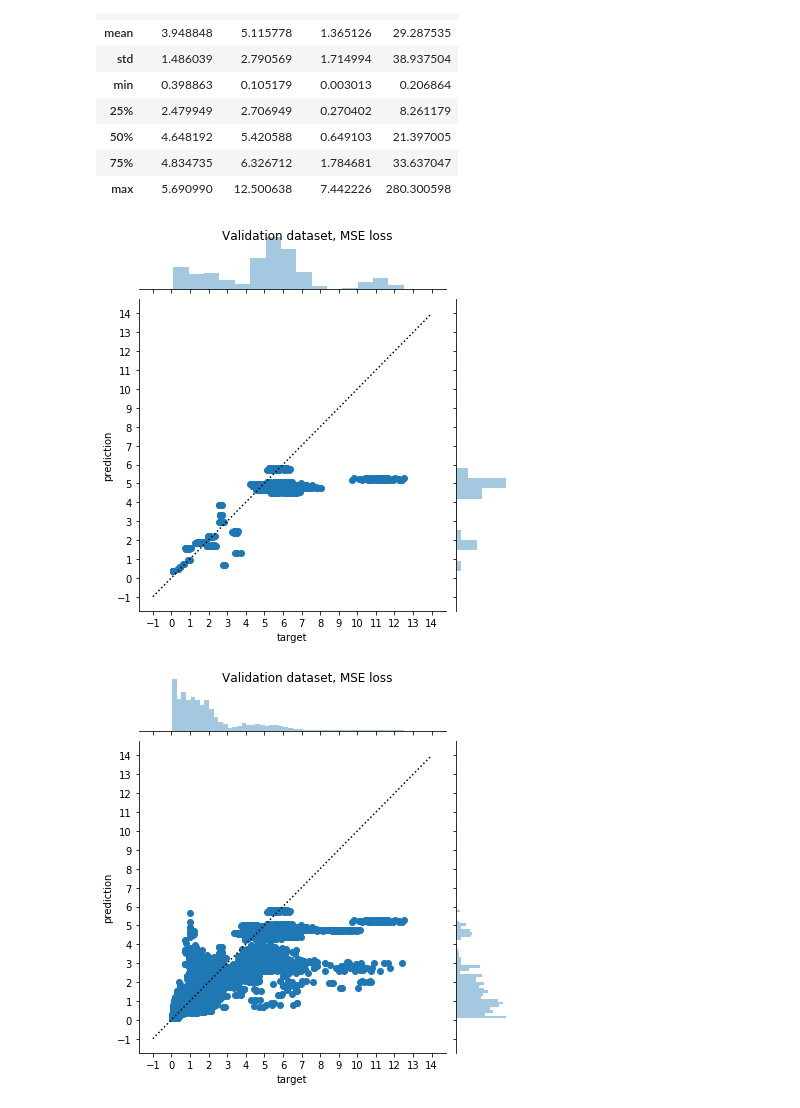
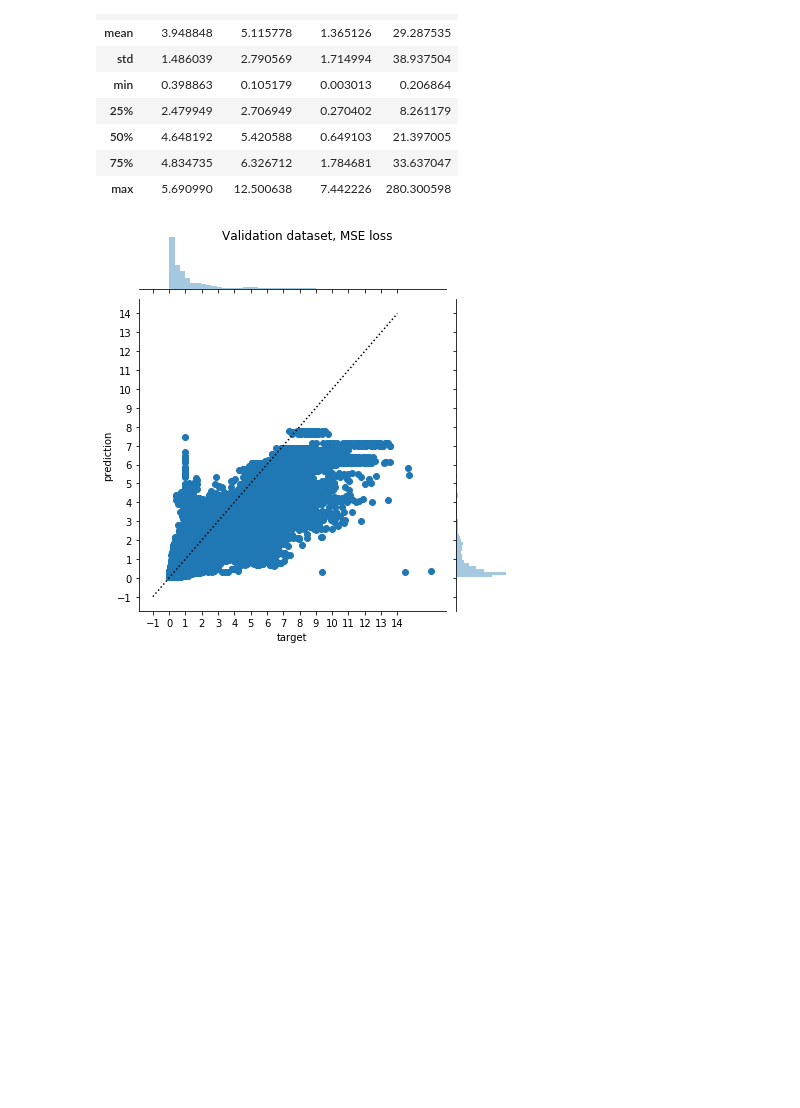
Before and after one commit to hennimohammed/speedup_model, a Jupyter notebook: speedup_adam_batch_norm_True_MSE_nlayers_5_log_True.ipynb, the cells around one changed output. Drawn from its saved outputs; the diff is of its cells as text; code cells hidden in the pictures; blank space fills up the shorter version.

```diff
--- a/speedup_adam_batch_norm_True_MSE_nlayers_5_log_True.ipynb
+++ b/speedup_adam_batch_norm_True_MSE_nlayers_5_log_True.ipynb
@@ -28,6 +29,5 @@ l.recorder.plot()
 # %%
 lr = 1e-05
 # %%
-l.model.train()
-l.fit_one_cycle(200, lr)
+l.fit_one_cycle(1000, lr)
 # %% [output]
@@ -58,7 +57,7 @@ l.save(f"speedup_{optimizer}_batch_norm_{batch_norm}_{loss_func}_nlayers_{len(la
 val_df = get_results_df(val_dl, l.model, log=log)
 train_df = get_results_df(train_dl, l.model, log=log)
 # %%
-df = val_df
+df = train_df
 # %%
 df[:][['prediction','target', 'abs_diff','APE']].describe()
 # %% [output]
@@ -85,9 +84,8 @@ df[(df.interchange == 0) & (df.tile == 0) & (df.unroll == 1)][['prediction','tar
 | max | 5.690990 | 12.500638 | 7.442226 | 280.300598 |
 # %%
 df1 = df[(df.interchange == 0) & (df.tile == 0) & (df.unroll == 1)]
-joint_plot(df1, f"Validation dataset, {loss_func} loss")
+#joint_plot(df1, f"Validation dataset, {loss_func} loss")
 df2 = df
 joint_plot(df2, f"Validation dataset, {loss_func} loss")
 # %% [output]
-[figure, old version]
+[figure, new version]
-[figure, removed]
```
Also changed, not shown: parts of 4 cells of this notebook, 8 other files.
